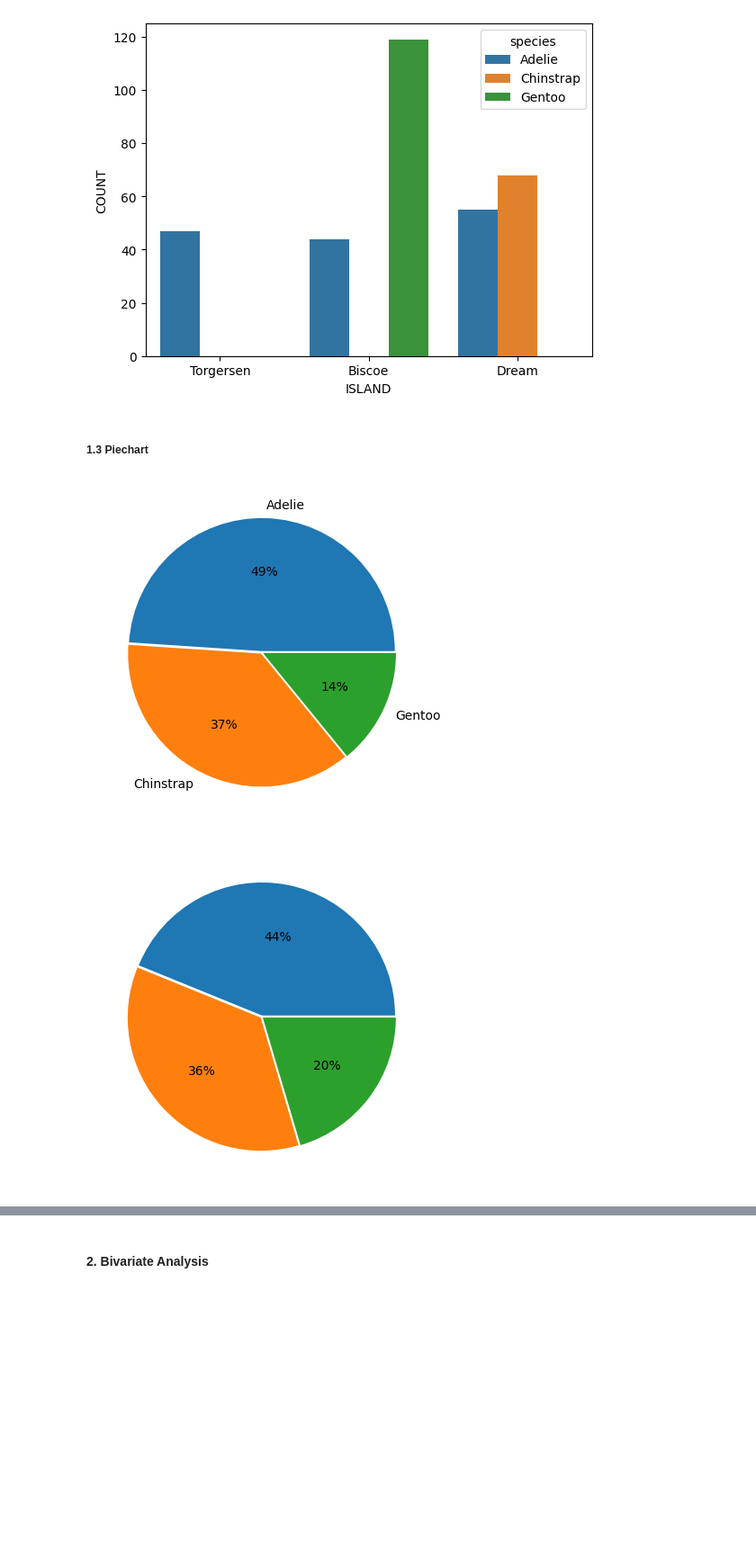
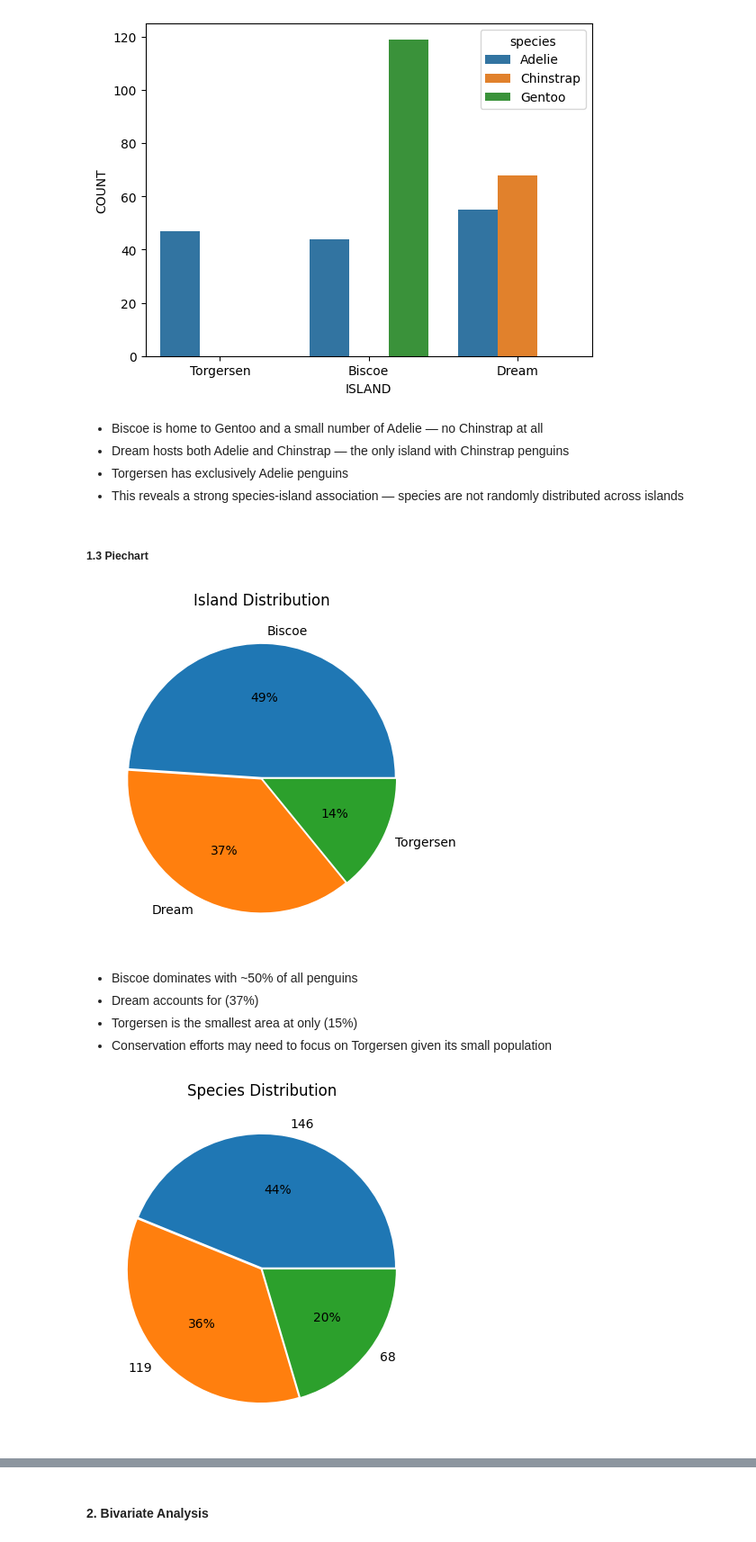
Before and after one commit to manojsankarkumar/manojsankarkumar.github.io, a Jupyter notebook: Chapter_5_Task_1.ipynb, the cells around one changed output, grey strips where cells are left out. Shown at 90% size. Cells and saved outputs as stored; diff of their text form; code cells hidden in the pictures; blank space fills up the shorter version.

```diff
--- a/Chapter_5_Task_1.ipynb
+++ b/Chapter_5_Task_1.ipynb
@@ -93,15 +102,32 @@ plt.ylabel("COUNT")
 plt.show()
 # %% [output]
 [figure]
+# %% [markdown]
+* Biscoe is home to Gentoo and a small number of Adelie — no Chinstrap at all
+* Dream hosts both Adelie and Chinstrap — the only island with Chinstrap penguins
+* Torgersen has exclusively Adelie penguins
+* This reveals a strong species-island association — species are not randomly distributed across islands
 # %% [markdown]
 ##### 1.3 Piechart
 # %%
-plt.pie(x=penguin_clean_data["island"].value_counts(),labels=["Adelie","Chinstrap","Gentoo"],explode=[0.01,0.01,0.01],autopct='%1.0f%%')
+plt.pie(x=penguin_clean_data["island"].value_counts(),
+        labels=penguin_clean_data["island"].value_counts().index,
+        explode=[0.01,0.01,0.01],
+        autopct='%1.0f%%')
+plt.title("Island Distribution")
 plt.show()
 # %% [output]
-[figure, old version]
+[figure, new version]
+# %% [markdown]
+* Biscoe dominates with ~50% of all penguins
+* Dream accounts for (37%)
+* Torgersen is the smallest area at only (15%)
+* Conservation efforts may need to focus on Torgersen given its small population
 # %%
-plt.pie(x=penguin_clean_data["species"].value_counts(),explode=[0.01,0.01,0.01],autopct='%1.0f%%')
+plt.pie(x=penguin_clean_data["species"].value_counts(),
+        labels=penguin_clean_data["species"].value_counts(),
+        explode=[0.01,0.01,0.01], autopct='%1.0f%%')
+plt.title("Species Distribution")
 plt.show()
 # %% [output]
-[figure, old version]
+[figure, new version]
```
Also changed, not shown: parts of 17 cells of this notebook.
